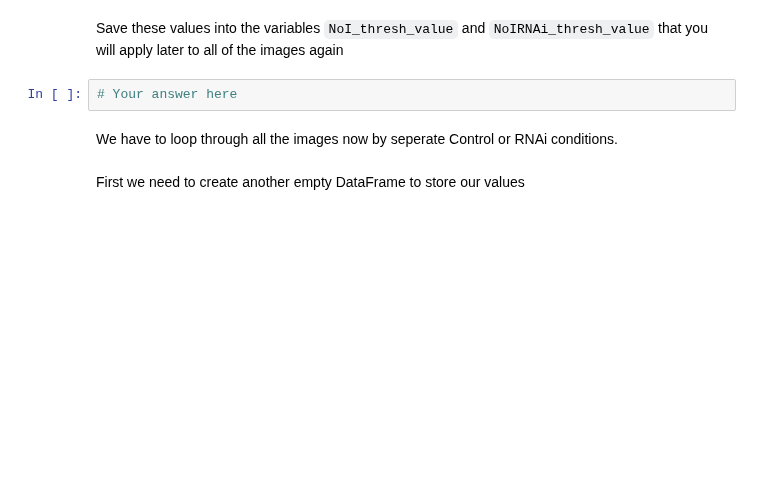
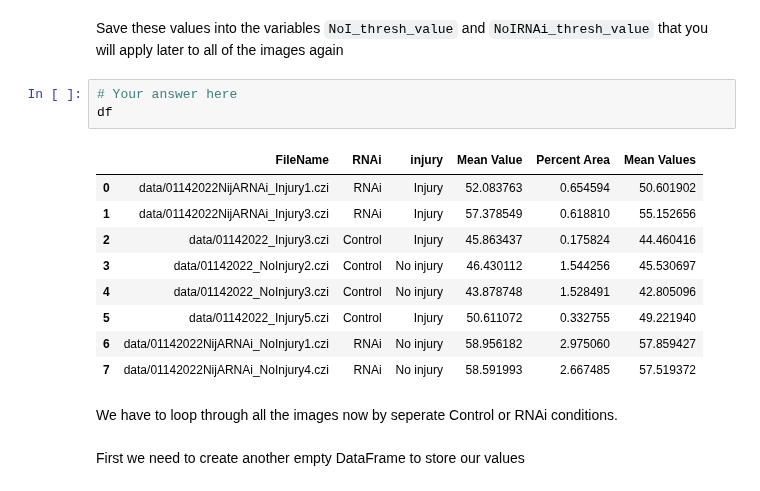
Before and after one commit to svdavid/NEUS642, a Jupyter notebook: notebooks/week8_02-22_image_quantification/week8_Image_Quantification_students.ipynb, the cells around one changed output. Drawn from its saved outputs; the diff is of its cells as text; blank space fills up the shorter version.

```diff
--- a/notebooks/week8_02-22_image_quantification/week8_Image_Quantification_students.ipynb
+++ b/notebooks/week8_02-22_image_quantification/week8_Image_Quantification_students.ipynb
@@ -501,6 +685,17 @@ HINT: two different for loops will be used to apply the respective threshold val
 Save these values into the variables `NoI_thresh_value` and  `NoIRNAi_thresh_value` that you will apply later to all of the images again
 # %%
 # Your answer here
+df
+# %% [output]
+|  | FileName | RNAi | injury | Mean Value | Percent Area | Mean Values |
+| 0 | data/01142022NijARNAi_Injury1.czi | RNAi | Injury | 52.083763 | 0.654594 | 50.601902 |
+| 1 | data/01142022NijARNAi_Injury3.czi | RNAi | Injury | 57.378549 | 0.618810 | 55.152656 |
+| 2 | data/01142022_Injury3.czi | Control | Injury | 45.863437 | 0.175824 | 44.460416 |
+| 3 | data/01142022_NoInjury2.czi | Control | No injury | 46.430112 | 1.544256 | 45.530697 |
+| 4 | data/01142022_NoInjury3.czi | Control | No injury | 43.878748 | 1.528491 | 42.805096 |
+| 5 | data/01142022_Injury5.czi | Control | Injury | 50.611072 | 0.332755 | 49.221940 |
+| 6 | data/01142022NijARNAi_NoInjury1.czi | RNAi | No injury | 58.956182 | 2.975060 | 57.859427 |
+| 7 | data/01142022NijARNAi_NoInjury4.czi | RNAi | No injury | 58.591993 | 2.667485 | 57.519372 |
 # %% [markdown]
 We have to loop through all the images now by seperate Control or RNAi conditions.
 # %% [markdown]
```
Also changed, not shown: parts of 40 cells of this notebook, 13 other files.
